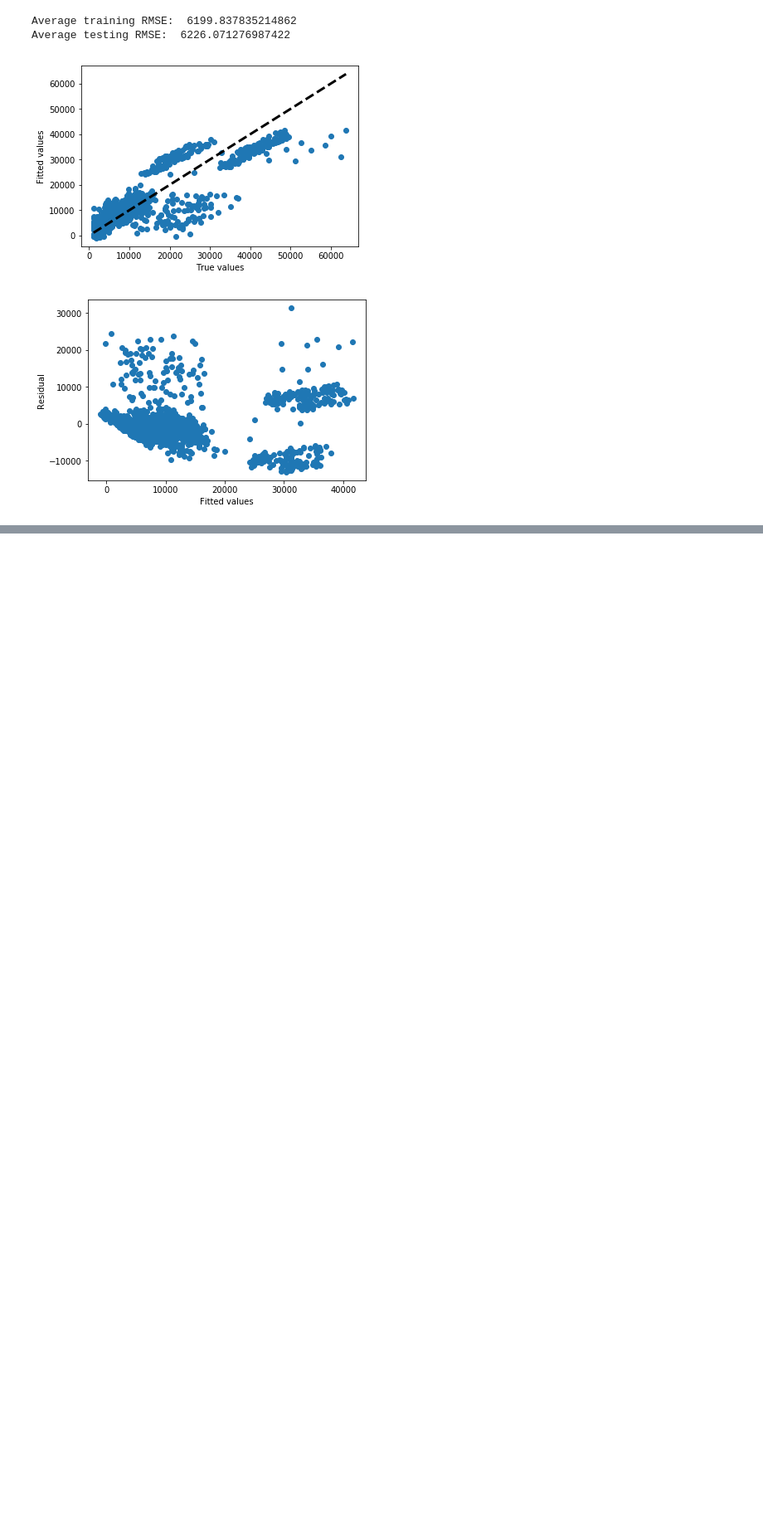
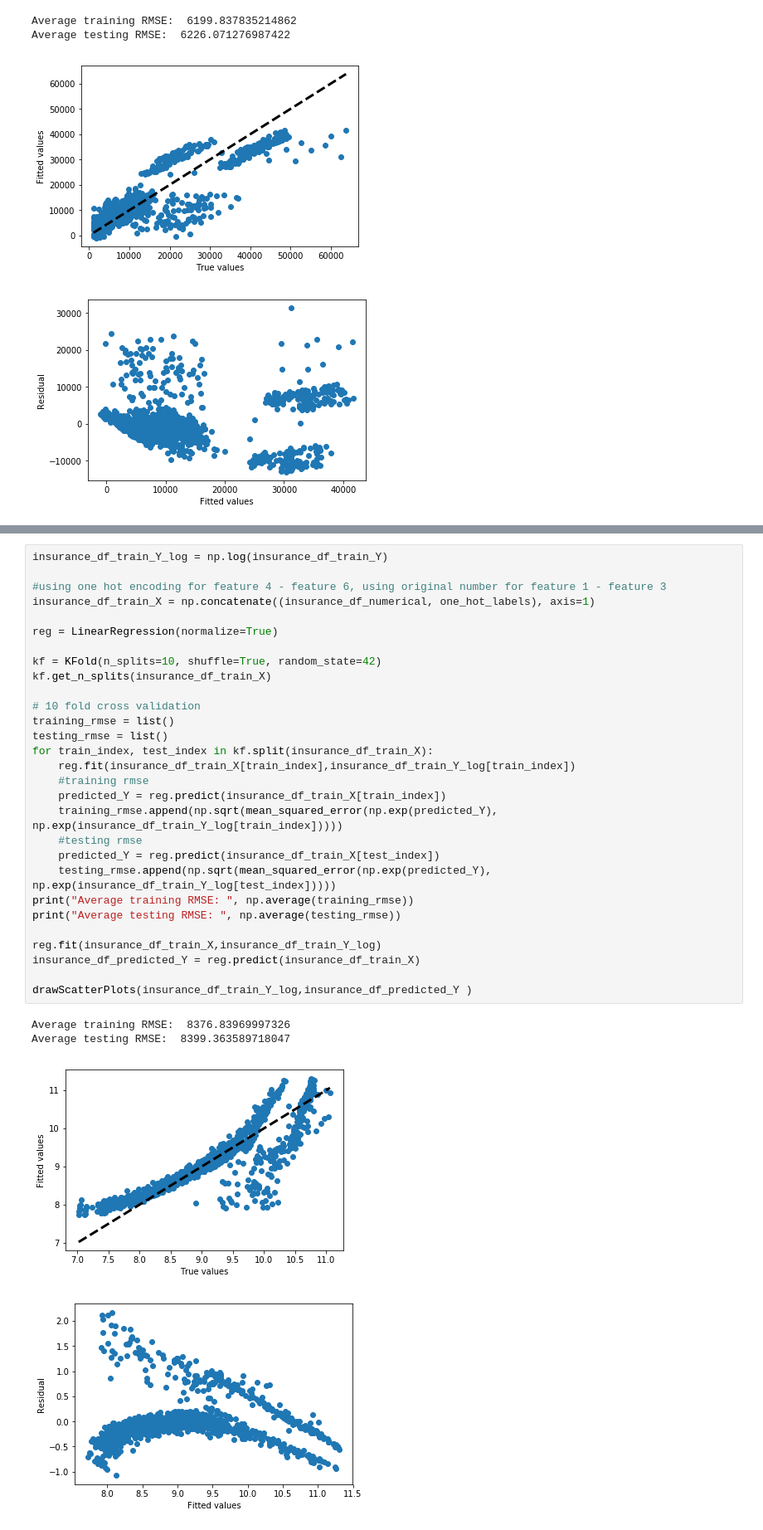
Before and after one commit to DanioPurdue/EE219Project-Analysis-On-Textual-Data, a Jupyter notebook: project4/EE219Project4.ipynb, the cells around one changed output, grey strips where cells are left out. Shown at 83% size. Drawn from its saved outputs; the diff is of its cells as text; blank space fills up the shorter version.

```diff
--- a/project4/EE219Project4.ipynb
+++ b/project4/EE219Project4.ipynb
@@ -314,0 +358,34 @@ insurance_df_train_X = np.concatenate((insurance_df_numerical,new_ft4, new_ft5,
+# %%
+insurance_df_train_Y_log = np.log(insurance_df_train_Y)
+
+#using one hot encoding for feature 4 - feature 6, using original number for feature 1 - feature 3
+insurance_df_train_X = np.concatenate((insurance_df_numerical, one_hot_labels), axis=1)
+
+reg = LinearRegression(normalize=True)
+
+kf = KFold(n_splits=10, shuffle=True, random_state=42)
+kf.get_n_splits(insurance_df_train_X)
+
+# 10 fold cross validation
+training_rmse = list()
+testing_rmse = list()
+for train_index, test_index in kf.split(insurance_df_train_X):
+    reg.fit(insurance_df_train_X[train_index],insurance_df_train_Y_log[train_index])
+    #training rmse
+    predicted_Y = reg.predict(insurance_df_train_X[train_index])
+    training_rmse.append(np.sqrt(mean_squared_error(np.exp(predicted_Y), np.exp(insurance_df_train_Y_log[train_index]))))
+    #testing rmse
+    predicted_Y = reg.predict(insurance_df_train_X[test_index])
+    testing_rmse.append(np.sqrt(mean_squared_error(np.exp(predicted_Y), np.exp(insurance_df_train_Y_log[test_index]))))
+print("Average training RMSE: ", np.average(training_rmse))
+print("Average testing RMSE: ", np.average(testing_rmse))
+
+reg.fit(insurance_df_train_X,insurance_df_train_Y_log)
+insurance_df_predicted_Y = reg.predict(insurance_df_train_X)
+
+drawScatterPlots(insurance_df_train_Y_log,insurance_df_predicted_Y )
+# %% [output]
+Average training RMSE:  8376.83969997326
+Average testing RMSE:  8399.363589718047
+[figure, added]
+[figure, added]
```
Also changed, not shown: parts of 18 cells of this notebook.
